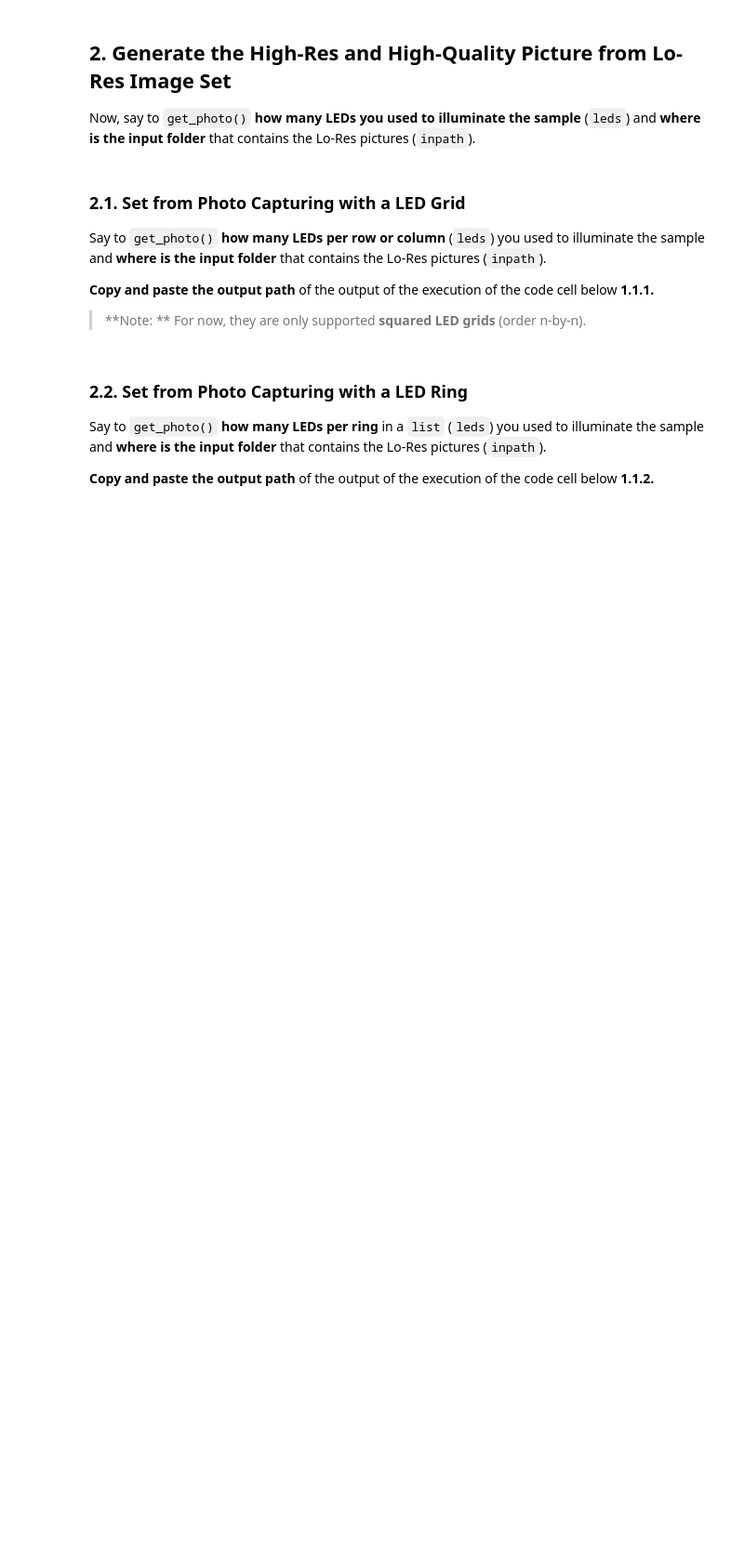
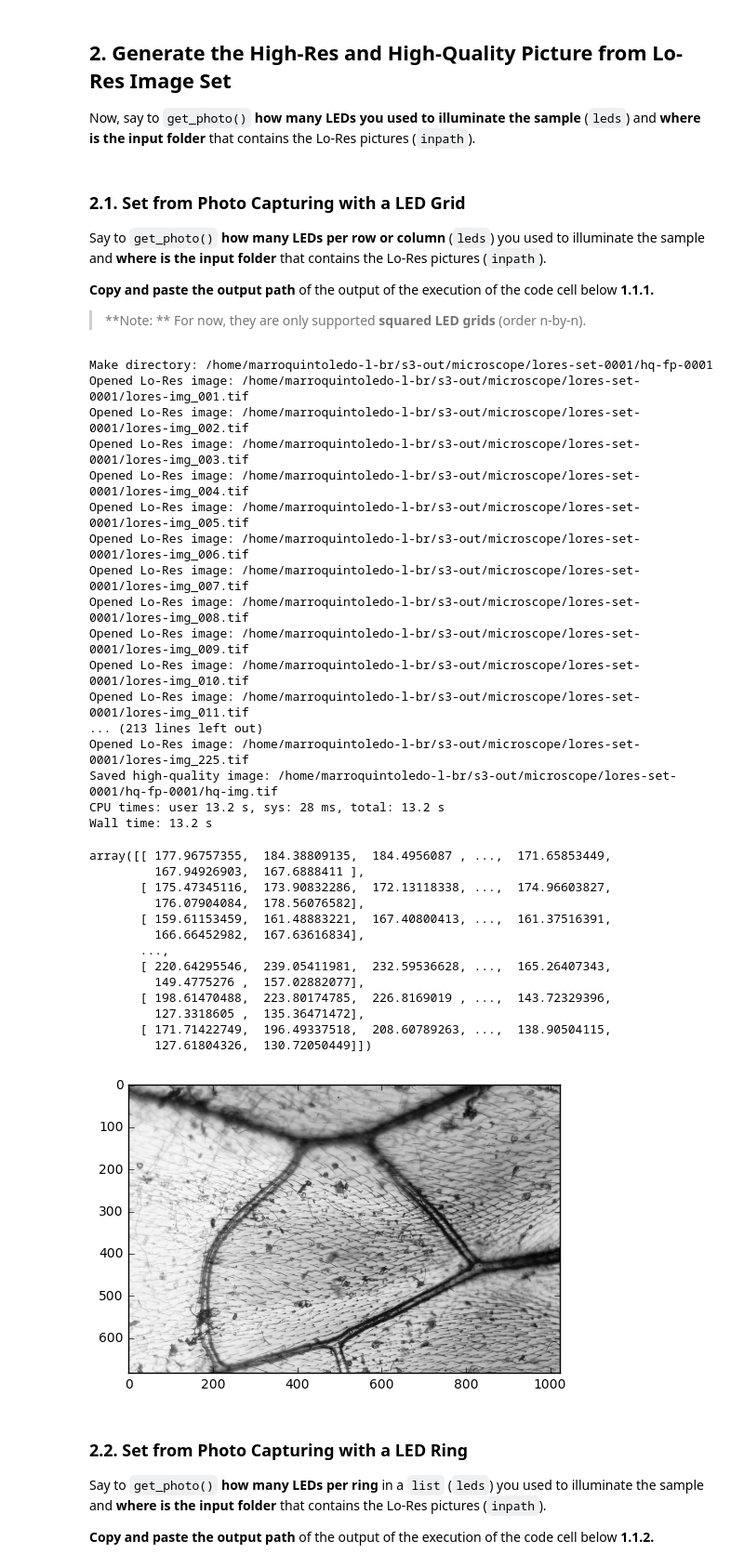
Before and after one commit to josemarroquintoledo/superscanner-software-s3, a Jupyter notebook: examples/fp-examples.ipynb, the cells around one changed output. Shown: that part at 93% size. Saved outputs shown, nothing was run; the diff lists cells and outputs as text; code cells hidden in the pictures; blank space fills up the shorter version.

```diff
--- a/examples/fp-examples.ipynb
+++ b/examples/fp-examples.ipynb
@@ -50,8 +120,40 @@ Say to `get_photo()` **how many LEDs per row or column** (`leds`) you used to il
 # %%
 %%time
 phr.get_photo(leds=15, d=4,
-              inpath='',
-              show=True)
+              inpath='/home/marroquintoledo-l-br/s3-out/microscope/lores-set-0001/',
+              show=True, inext='.tif')
+# %% [output]
+Make directory: /home/marroquintoledo-l-br/s3-out/microscope/lores-set-0001/hq-fp-0001
+Opened Lo-Res image: /home/marroquintoledo-l-br/s3-out/microscope/lores-set-0001/lores-img_001.tif
+Opened Lo-Res image: /home/marroquintoledo-l-br/s3-out/microscope/lores-set-0001/lores-img_002.tif
+Opened Lo-Res image: /home/marroquintoledo-l-br/s3-out/microscope/lores-set-0001/lores-img_003.tif
+Opened Lo-Res image: /home/marroquintoledo-l-br/s3-out/microscope/lores-set-0001/lores-img_004.tif
+Opened Lo-Res image: /home/marroquintoledo-l-br/s3-out/microscope/lores-set-0001/lores-img_005.tif
+Opened Lo-Res image: /home/marroquintoledo-l-br/s3-out/microscope/lores-set-0001/lores-img_006.tif
+Opened Lo-Res image: /home/marroquintoledo-l-br/s3-out/microscope/lores-set-0001/lores-img_007.tif
+Opened Lo-Res image: /home/marroquintoledo-l-br/s3-out/microscope/lores-set-0001/lores-img_008.tif
+Opened Lo-Res image: /home/marroquintoledo-l-br/s3-out/microscope/lores-set-0001/lores-img_009.tif
+Opened Lo-Res image: /home/marroquintoledo-l-br/s3-out/microscope/lores-set-0001/lores-img_010.tif
+Opened Lo-Res image: /home/marroquintoledo-l-br/s3-out/microscope/lores-set-0001/lores-img_011.tif
+... (213 lines left out)
+Opened Lo-Res image: /home/marroquintoledo-l-br/s3-out/microscope/lores-set-0001/lores-img_225.tif
+Saved high-quality image: /home/marroquintoledo-l-br/s3-out/microscope/lores-set-0001/hq-fp-0001/hq-img.tif
+CPU times: user 13.2 s, sys: 28 ms, total: 13.2 s
+Wall time: 13.2 s
+array([[ 177.96757355,  184.38809135,  184.4956087 , ...,  171.65853449,
+         167.94926903,  167.6888411 ],
+       [ 175.47345116,  173.90832286,  172.13118338, ...,  174.96603827,
+         176.07904084,  178.56076582],
+       [ 159.61153459,  161.48883221,  167.40800413, ...,  161.37516391,
+         166.66452982,  167.63616834],
+       ...,
+       [ 220.64295546,  239.05411981,  232.59536628, ...,  165.26407343,
+         149.4775276 ,  157.02882077],
+       [ 198.61470488,  223.80174785,  226.8169019 , ...,  143.72329396,
+         127.3318605 ,  135.36471472],
+       [ 171.71422749,  196.49337518,  208.60789263, ...,  138.90504115,
+         127.61804326,  130.72050449]])
+[figure, added]
 # %% [markdown]
 ### 2.2. Set from Photo Capturing with a LED Ring
 
```
Also changed, not shown: parts of 4 cells of this notebook.
